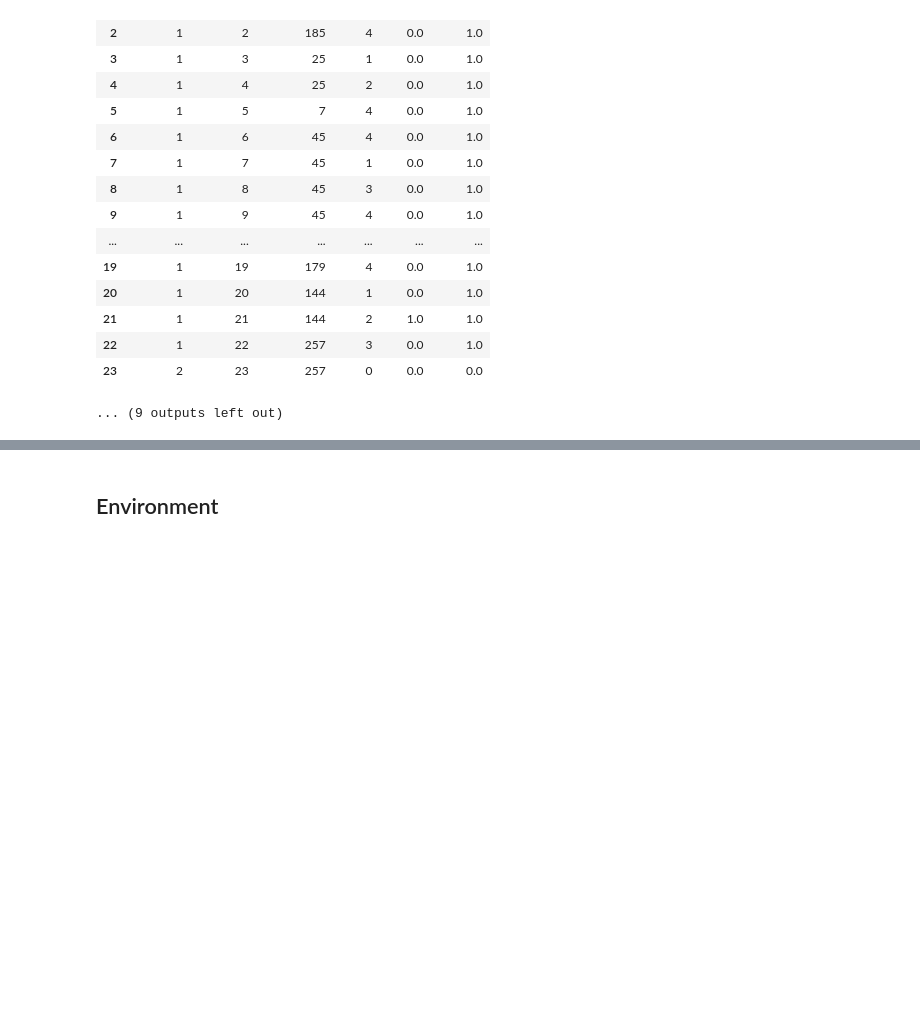
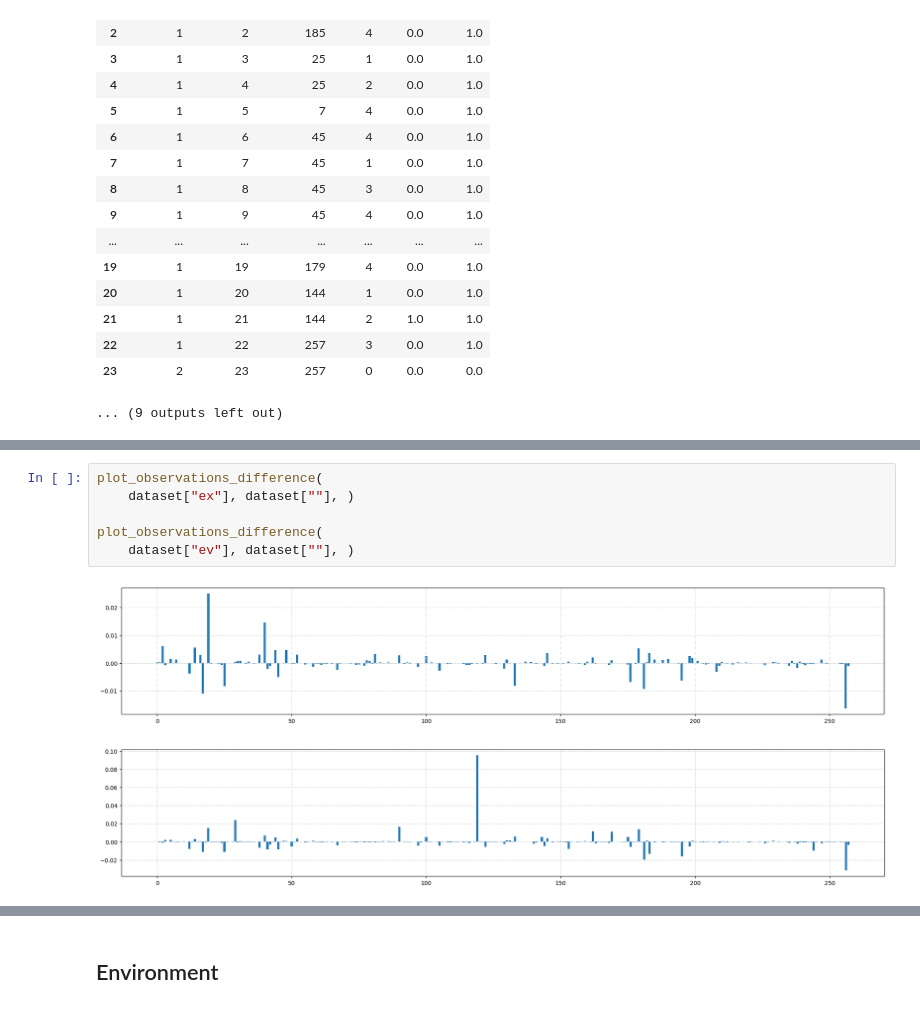
Before and after one commit to MrWhiteRichard/dice_rl_sepsis, a Jupyter notebook: results_sepsis_amsterdam_tabular.ipynb, the cells around one changed output, grey strips where cells are left out. Drawn from its saved outputs; the diff is of its cells as text; blank space fills up the shorter version.

```diff
--- a/results_sepsis_amsterdam_tabular.ipynb
+++ b/results_sepsis_amsterdam_tabular.ipynb
@@ -774 +792,10 @@ display_episodes_dataframe_dataset(
+# %%
+plot_observations_difference(
+    dataset["ex"], dataset[""], )
+
+plot_observations_difference(
+    dataset["ev"], dataset[""], )
+# %% [output]
+[figure, added]
+[figure, added]
 # %%
```
Also changed, not shown: parts of 7 cells of this notebook, 11 other files.
